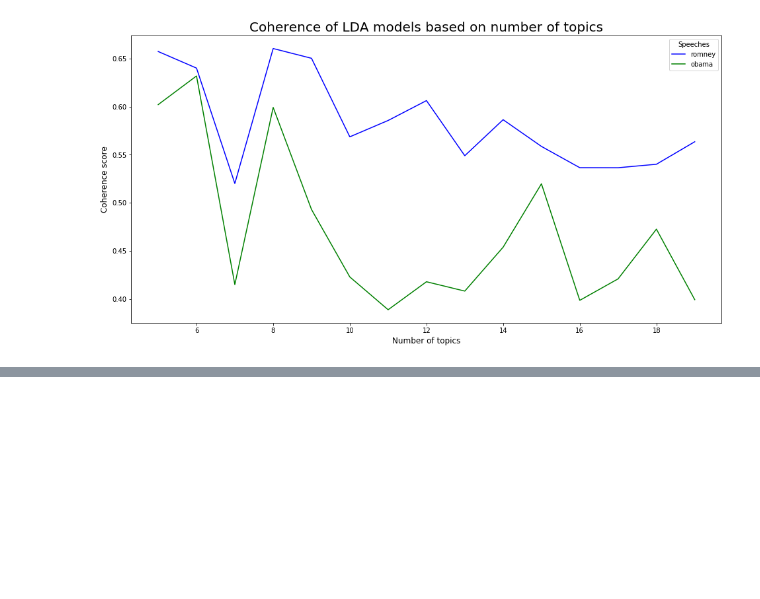
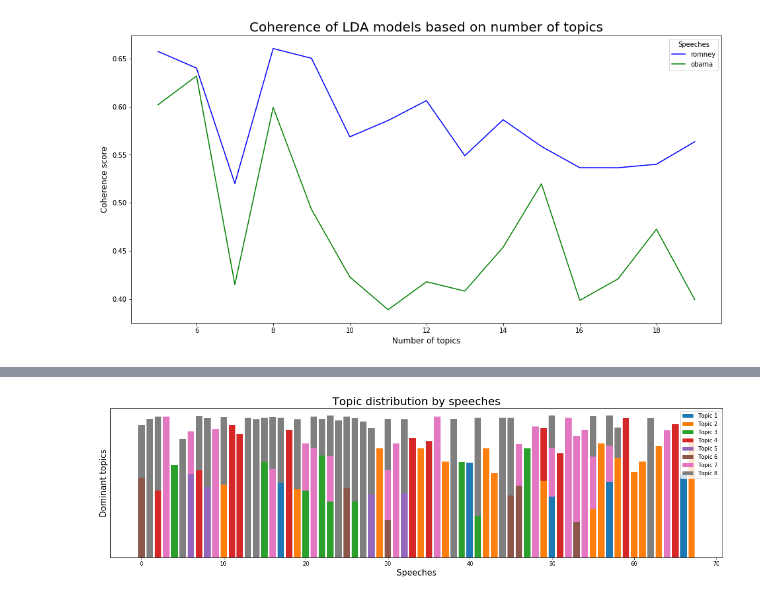
Before and after one commit to Rajesh-Nair/Topic-modelling-on-speeches, a Jupyter notebook: Topic Modelling Model using LDA.ipynb, the cells around one changed output, grey strips where cells are left out. Saved outputs shown, nothing was run; the diff lists cells and outputs as text; code cells hidden in the pictures; blank space fills up the shorter version.

Commit message:
More visualization

```diff
--- a/Topic Modelling Model using LDA.ipynb
+++ b/Topic Modelling Model using LDA.ipynb
@@ -140,7 +131,0 @@ topics
-# %%
-# Display the topics and words associated
-for fld in corpus_tfidf.keys() :
-    print('*'*80)
-    print(fld.upper())
-    print(pd.DataFrame({"Topic "+ str(i+101)[1:]:[topic[0] for topic in lda[fld].show_topic(i,num_words)] \
-                                    for i in range(num_topics[fld])}, index = [i+1 for i in range(num_words)] ))
@@ -164,0 +132,11 @@ ROMNEY
+# %%
+# Analyse the topic distribution of speeches
+fld='romney'
+threshold = 20.0
+columns = ["Topic " + str(i+1) for i in range(num_topics[fld])]
+df_topicdist = dict()
+df_topicdist[fld] = pd.DataFrame(columns=columns)
+topic_dist = lda[fld][corpus_tfidf[fld]]
+for indx, doc_dist in enumerate(topic_dist):
+    row =  dict(doc_dist)
+    df_topicdist[fld].loc[indx] = [row[i]*100 if i in row.keys() and row[i]*100 > threshold else 0 for i in range(num_topics[fld])]
@@ -164,0 +159,26 @@ ROMNEY
+# %%
+fld = 'romney'
+#topic_order =  [int(indx[6:])-1 for indx in \
+#                pd.DataFrame(df_topicdist[fld].sum(axis=0),columns=['Importance']).sort_values('Importance', ascending = False).index]
+topic_order = np.arange(num_topics[fld])
+
+plt.figure(figsize=(20,5))
+
+bottom_bar = np.zeros(shape = len(corpus_tfidf[fld]))
+for idx, topic_id in enumerate(topic_order) :
+    distribution = np.array(df_topicdist[fld].iloc[:,topic_id])
+    if bottom_bar.all == np.zeros :
+        plt.bar(x=np.arange(len(corpus_tfidf[fld])), height=distribution, bottom=None, label = "Topic "+str(idx+1))
+        bottom_bar = distribution
+    else :
+        plt.bar(x=np.arange(len(corpus_tfidf[fld])), height=distribution, bottom=bottom_bar, label = "Topic "+str(idx+1))
+        bottom_bar += distribution
+
+plt.xlabel("Speeches",fontsize=15)
+plt.ylabel("Dominant topics",fontsize=15)
+plt.title("Topic distribution by speeches", fontsize=20)
+plt.yticks([])
+plt.legend(loc='upper right')
+plt.show()
+# %% [output]
+[figure, added]
```
Also changed, not shown: parts of 18 cells of this notebook, 1 other file.
